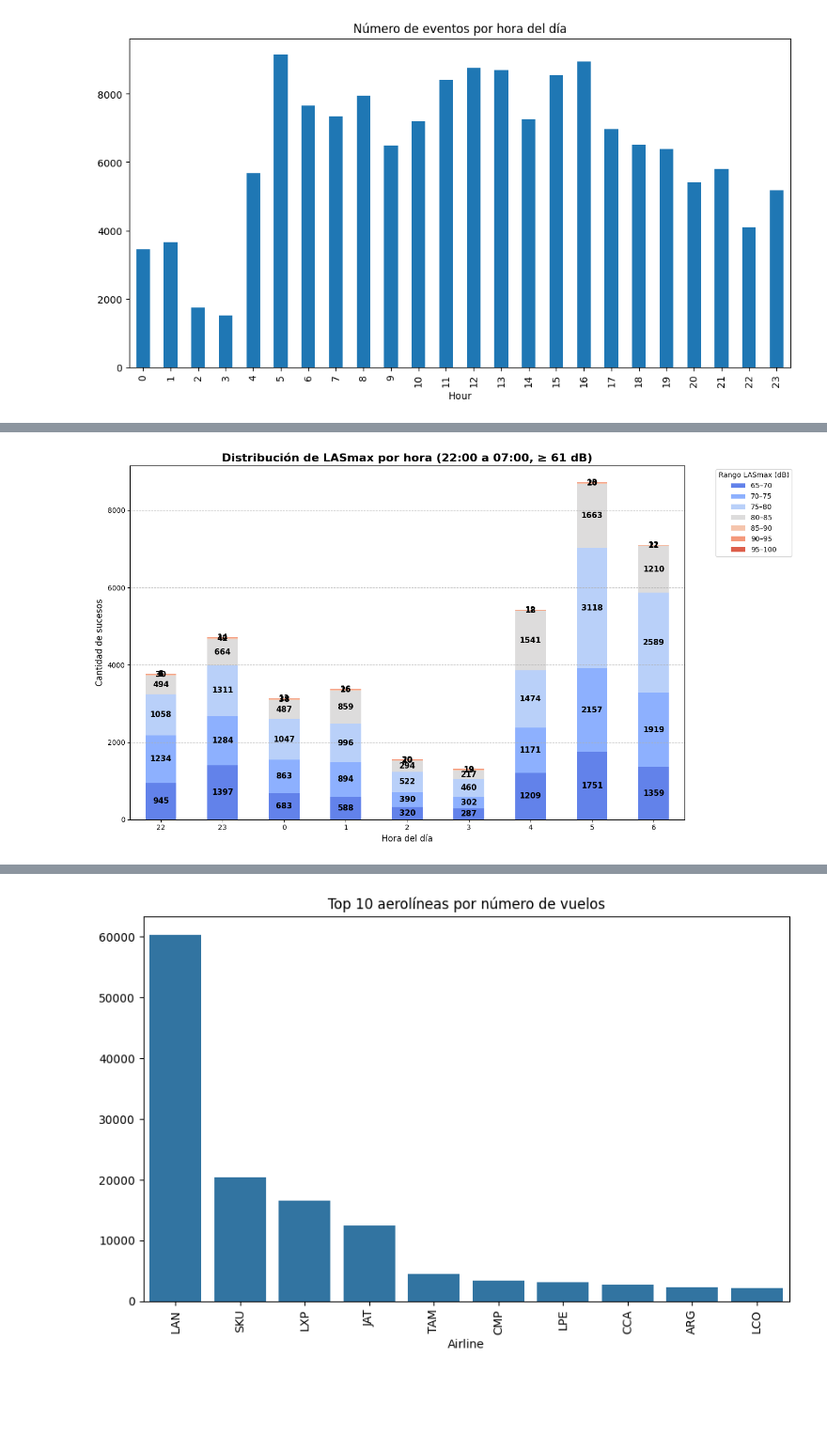
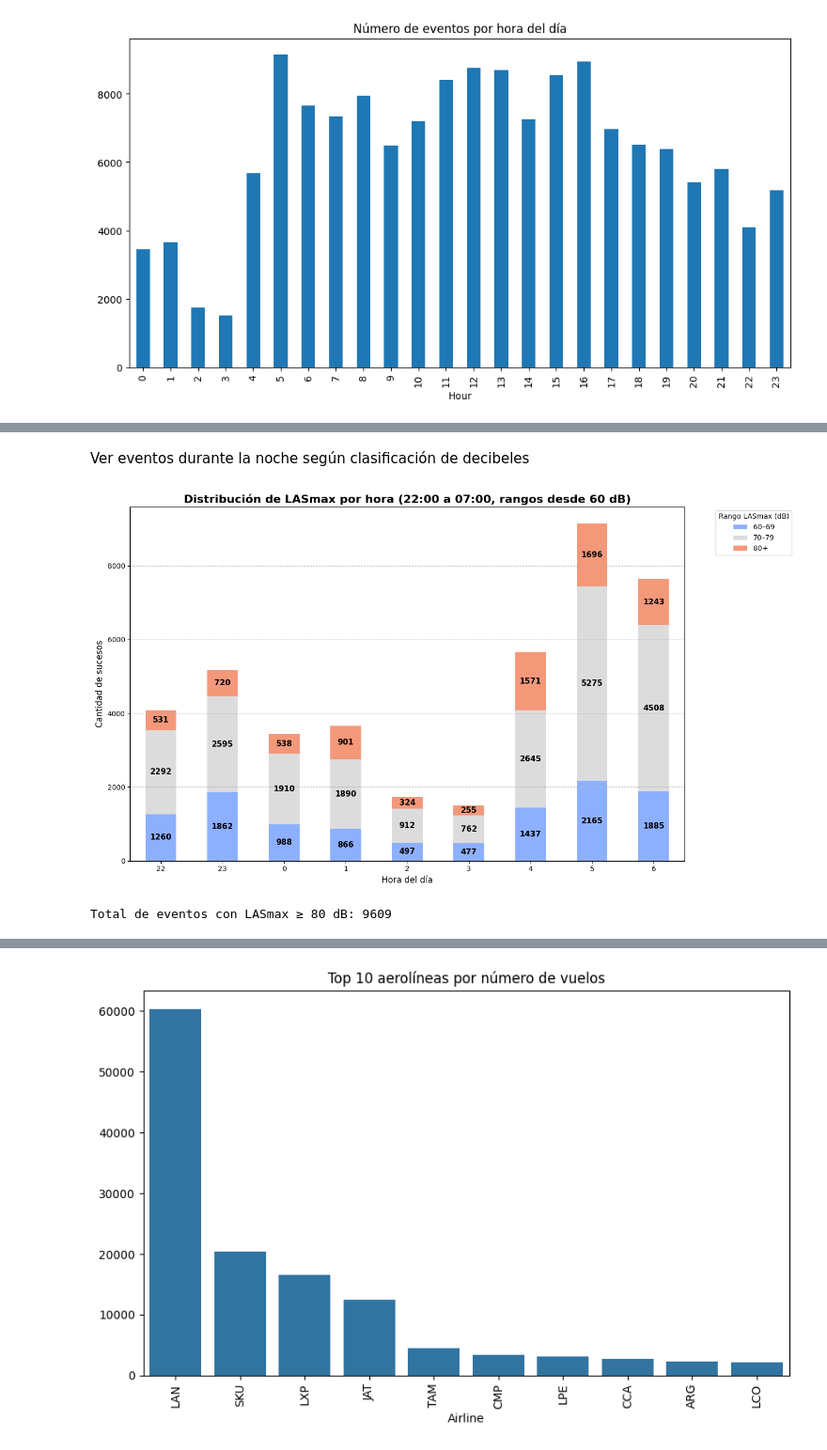
Before and after one commit to annunezc/proyecto, a Jupyter notebook: src/explore.ipynb, the cells around one changed output, grey strips where cells are left out. Shown at 94% size. Cells and saved outputs as stored; diff of their text form; code cells hidden in the pictures; blank space fills up the shorter version.

```diff
--- a/src/explore.ipynb
+++ b/src/explore.ipynb
@@ -174,0 +166,19 @@ for col in numeric_cols_noTLASmax:
+# %%
+# Crear figura de 3 filas x 3 columnas
+fig, axes = plt.subplots(3, 3, figsize=(18, 12))
+fig.tight_layout(pad=5.0)  # Espaciado entre gráficos
+
+# Aplanar la matriz de ejes
+axes = axes.flatten()
+
+# Graficar cada variable en su subplot
+for idx, col in enumerate(numeric_cols_noTLASmax):
+    sns.boxplot(x=df[col], ax=axes[idx])
+    axes[idx].set_title(f'Boxplot de {col}')
+
+# Si sobran subplots vacíos (porque hay menos de 9 variables), apagar esos ejes
+for i in range(len(numeric_cols_noTLASmax), 9):
+    fig.delaxes(axes[i])
+
+plt.tight_layout()
+plt.show()
@@ -217,7 +231,6 @@ MP01    22
 MP03     1
 Name: count, dtype: int64
 # %%
-non_numeric_cols = ['NMT', 'A/D', 'Runway', 'Flight', 'Airline', 'From/To', 'Callsign', 'Aircraft Type']
 for col in non_numeric_cols:
     print(f'\nFrecuencias de {col}:\n')
     print(df[col].value_counts())
@@ -387,34 +421,29 @@ plt.show()
+# %% [markdown]
+Ver eventos durante la noche según clasificación de decibeles
 # %%
-# Condición de hora: entre las 22:00 y las 07:01
+# Condición: entre las 22:00 y 07:00
 condicion_hora = (df['Hour'] >= 22) | (df['Hour'] < 7.01)
 df_noche = df[condicion_hora].copy()
 
-# Crear rangos de LASmax cada 5 dB
-bin_width = 5
-min_db = int(df_noche['LASmax'].min()) // bin_width * bin_width
-max_db = int(df_noche['LASmax'].max()) // bin_width * bin_width + bin_width
-bins = list(range(min_db, max_db + bin_width, bin_width))
-labels = [f'{i}–{i + bin_width}' for i in bins[:-1]]
+# Definir nuevos rangos personalizados
+bins = [60, 70, 80, df_noche['LASmax'].max() + 1]
+labels = ['60–69', '70–79', '80+']
 
-# Asignar rangos
+# Crear columna con los nuevos rangos
 df_noche['LASmax_Rango'] = pd.cut(df_noche['LASmax'], bins=bins, labels=labels, include_lowest=True)
 
 # Agrupar por hora y rango
 conteo = df_noche.groupby(['Hour', 'LASmax_Rango']).size().unstack(fill_value=0)
 
-# Eliminar rangos menores a 61 dB
-columnas_filtradas = [col for col in conteo.columns if int(col.split('–')[0]) >= 61]
-conteo = conteo[columnas_filtradas]
-
-# Ordenar horas (de 22 a 23 y de 0 a 6)
+# Ordenar horas de 22 a 23 y de 0 a 6
 horas_ordenadas = list(range(22, 24)) + list(range(0, 7))
 conteo = conteo.reindex(horas_ordenadas)
 
-# Paleta de colores intensos: azul (bajo) a rojo (alto)
-color_palette = sns.color_palette("coolwarm", n_colors=len(columnas_filtradas)).as_hex()
-color_dict = dict(zip(columnas_filtradas, color_palette))
+# Paleta de colores más fuerte (azul a rojo)
+color_palette = sns.color_palette("coolwarm", n_colors=len(labels)).as_hex()
+color_dict = dict(zip(labels, color_palette))
 
-# Gráfico
+# Crear gráfico
 fig, ax = plt.subplots(figsize=(14, 8))
 bar_container = conteo.plot(
     kind='bar',
@@ -422,32 +451,39 @@ bar_container = conteo.plot(
     color=[color_dict[label] for label in conteo.columns],
     ax=ax
 )
 
 # Estética
-ax.set_title('Distribución de LASmax por hora (22:00 a 07:00, ≥ 61 dB)', fontsize=16, fontweight='bold')
+ax.set_title('Distribución de LASmax por hora (22:00 a 07:00, rangos desde 60 dB)', fontsize=16, fontweight='bold')
 ax.set_xlabel('Hora del día', fontsize=12)
 ax.set_ylabel('Cantidad de sucesos', fontsize=12)
 ax.set_xticklabels(conteo.index, rotation=0)
 ax.grid(axis='y', linestyle='--', alpha=0.7)
 ax.legend(title='Rango LASmax (dB)', bbox_to_anchor=(1.05, 1), loc='upper left')
 
 # Mostrar conteo dentro de las barras
 for bars in bar_container.containers:
     for bar in bars:
         height = bar.get_height()
         if height > 0:
             ax.text(
                 bar.get_x() + bar.get_width() / 2,
                 bar.get_y() + height / 2,
                 f'{int(height)}',
                 ha='center',
                 va='center',
                 fontsize=11,
                 color='black',
                 fontweight='bold'
             )
 
 plt.tight_layout()
 plt.show()
 # %% [output]
-[figure, old version]
+[figure, new version]
+# %%
+# Condición para obtener todos los valores de LASmax mayores o iguales a 80 dB
+df_80_mas = df_noche[df_noche['LASmax'] >= 80]
+# Ver cantidad total
+print(f"Total de eventos con LASmax ≥ 80 dB: {len(df_80_mas)}")
+# %% [output]
+Total de eventos con LASmax ≥ 80 dB: 9609
```
Also changed, not shown: parts of 27 cells of this notebook.
